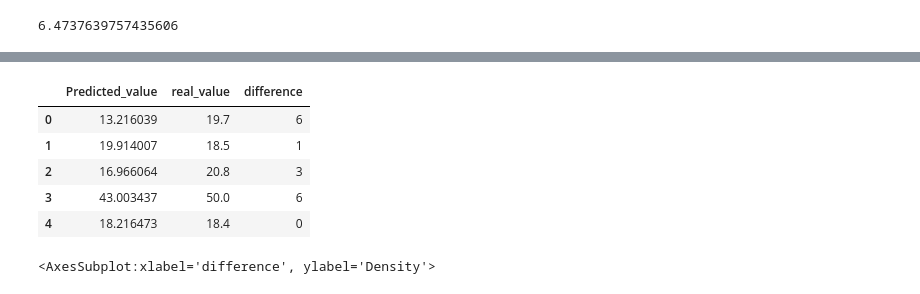
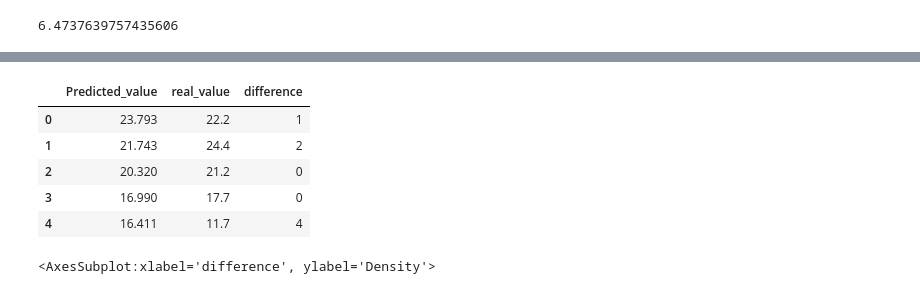
Before and after one commit to zitansmail/housePricing, a Jupyter notebook: BostonHousingPricingProject.ipynb, the cells around one changed output, grey strips where cells are left out. Cells and saved outputs as stored; diff of their text form; code cells hidden in the pictures.

```diff
--- a/BostonHousingPricingProject.ipynb
+++ b/BostonHousingPricingProject.ipynb
@@ -69,0 +79,5 @@ model.score(X_train, y_train)
+# %%
+# model using Random Forest
+model_rf = RandomForestRegressor(n_estimators=100)
+model_rf.fit(X_train, y_train)
+model_rf.score(X_train, y_train)
@@ -97,3 +125,5 @@ def compare(model, y_test):
     return compare
 # %%
 eva = pd.DataFrame(compare(model, y_test))
+# %%
+eva_rf = pd.DataFrame(compare(model_rf, y_test))
@@ -100,12 +139,12 @@ eva = pd.DataFrame(compare(model, y_test))
 # %%
-eva.head()
+eva_rf.head()
 # %% [output]
 |  | Predicted_value | real_value | difference |
-| 0 | 13.216039 | 19.7 | 6 |
-| 1 | 19.914007 | 18.5 | 1 |
-| 2 | 16.966064 | 20.8 | 3 |
-| 3 | 43.003437 | 50.0 | 6 |
-| 4 | 18.216473 | 18.4 | 0 |
+| 0 | 23.793 | 22.2 | 1 |
+| 1 | 21.743 | 24.4 | 2 |
+| 2 | 20.320 | 21.2 | 0 |
+| 3 | 16.990 | 17.7 | 0 |
+| 4 | 16.411 | 11.7 | 4 |
 # %%
 # see the difference between the predicted values and real ones
 sns.distplot(eva["difference"], bins=30)
```
Also changed, not shown: parts of 13 cells of this notebook, 1 other file.
